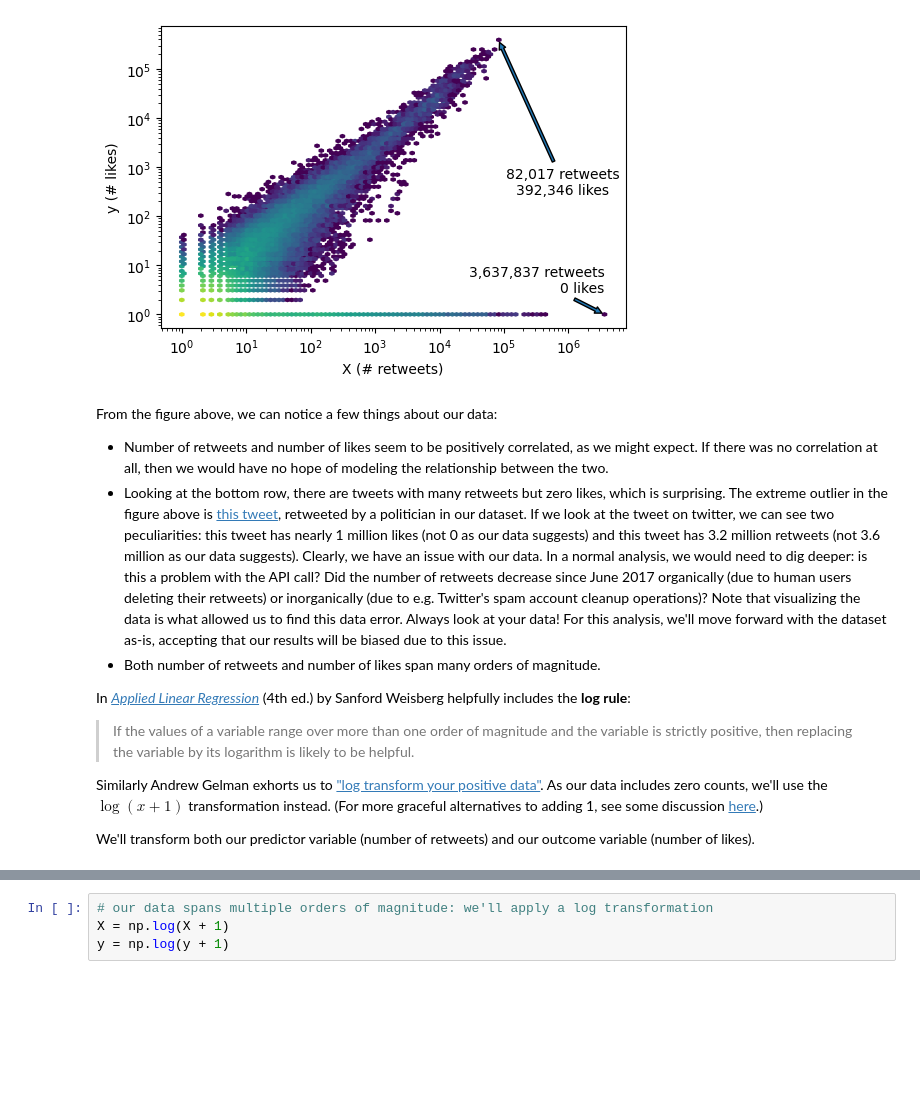
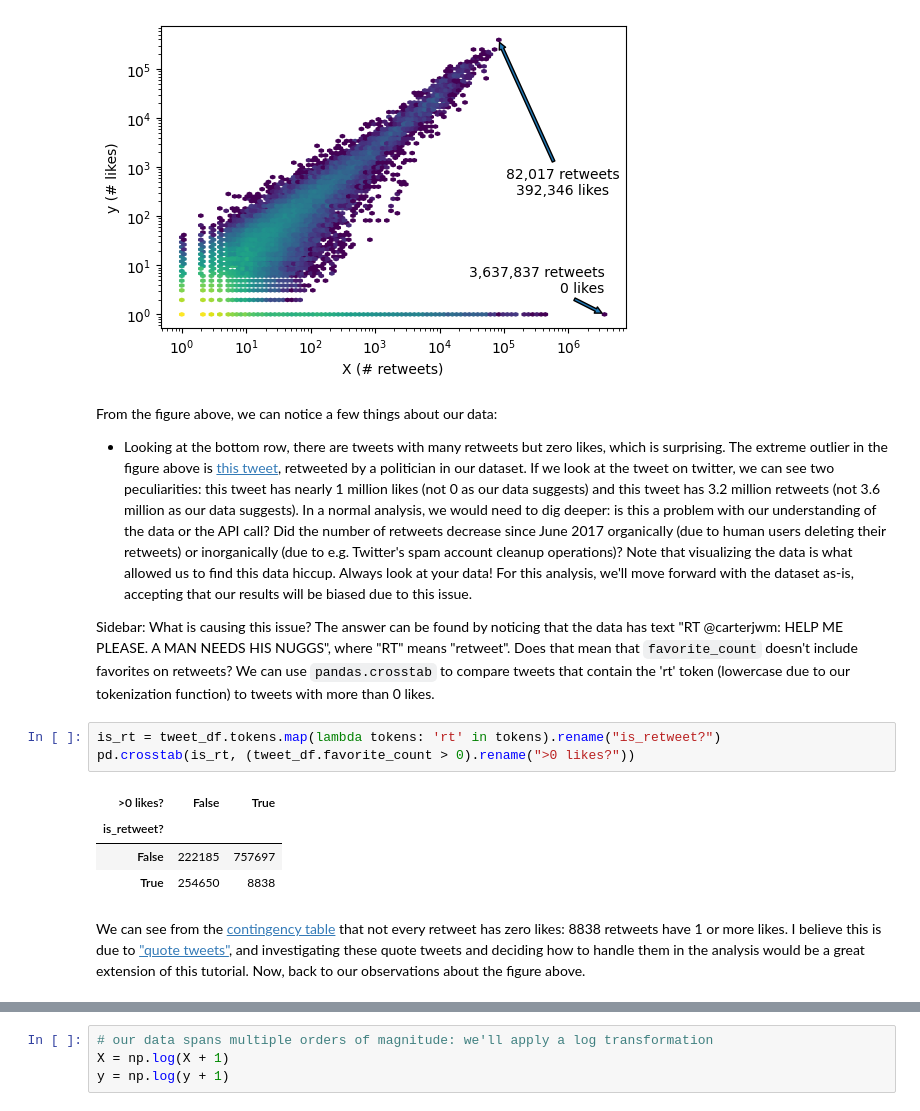
Before and after one commit to levon003/ml-visualized, a Jupyter notebook: _notebook/BoWLinRegTweets.ipynb, the cells around one changed output, grey strips where cells are left out. Saved outputs shown, nothing was run; the diff lists cells and outputs as text; blank space fills up the shorter version.

Commit message:
Update text through the text vectorizing sections. Some cells run out-of-order.

```diff
--- a/_notebook/BoWLinRegTweets.ipynb
+++ b/_notebook/BoWLinRegTweets.ipynb
@@ -183,14 +198,16 @@ RT @carterjwm: HELP ME PLEASE. A MAN NEEDS HIS NUGGS https://t.co/4SrfHmEMo3
 [figure]
 # %% [markdown]
 From the figure above, we can notice a few things about our data:
- - Number of retweets and number of likes seem to be positively correlated, as we might expect. If there was no correlation at all, then we would have no hope of modeling the relationship between the two.
- - Looking at the bottom row, there are tweets with many retweets but zero likes, which is surprising. The extreme outlier in the figure above is [this tweet](https://twitter.com/carterjwm/status/849813577770778624), retweeted by a politician in our dataset. If we look at the tweet on twitter, we can see two peculiarities: this tweet has nearly 1 million likes (not 0 as our data suggests) and this tweet has 3.2 million retweets (not 3.6 million as our data suggests).  Clearly, we have an issue with our data.  In a normal analysis, we would need to dig deeper: is this a problem with the API call?  Did the number of retweets decrease since June 2017 organically (due to human users deleting their retweets) or inorganically (due to e.g. Twitter's spam account cleanup operations)?  Note that visualizing the data is what allowed us to find this data error. Always look at your data! For this analysis, we'll move forward with the dataset as-is, accepting that our results will be biased due to this issue.
- - Both number of retweets and number of likes span many orders of magnitude.
+ - Looking at the bottom row, there are tweets with many retweets but zero likes, which is surprising. The extreme outlier in the figure above is [this tweet](https://twitter.com/carterjwm/status/849813577770778624), retweeted by a politician in our dataset. If we look at the tweet on twitter, we can see two peculiarities: this tweet has nearly 1 million likes (not 0 as our data suggests) and this tweet has 3.2 million retweets (not 3.6 million as our data suggests).  In a normal analysis, we would need to dig deeper: is this a problem with our understanding of the data or the API call?  Did the number of retweets decrease since June 2017 organically (due to human users deleting their retweets) or inorganically (due to e.g. Twitter's spam account cleanup operations)?  Note that visualizing the data is what allowed us to find this data hiccup. Always look at your data! For this analysis, we'll move forward with the dataset as-is, accepting that our results will be biased due to this issue.
 
-In [_Applied Linear Regression_](http://users.stat.umn.edu/~sandy/alr4ed/) (4th ed.) by Sanford Weisberg helpfully includes the **log rule**:
-
->If the values of a variable range over more than one order of magnitude and the variable is strictly positive, then replacing the variable by its logarithm is likely to be helpful.
-
-Similarly Andrew Gelman exhorts us to ["log transform your positive data"](https://statmodeling.stat.columbia.edu/2019/08/21/you-should-usually-log-transform-your-positive-data/). As our data includes zero counts, we'll use the $\log(x+1)$ transformation instead. (For more graceful alternatives to adding 1, see some discussion [here](https://marcfbellemare.com/wordpress/12856).)
-
-We'll transform both our predictor variable (number of retweets) and our outcome variable (number of likes).
+Sidebar: What is causing this issue?  The answer can be found by noticing that the data has text "RT @carterjwm: HELP ME PLEASE. A MAN NEEDS HIS NUGGS", where "RT" means "retweet".  Does that mean that `favorite_count` doesn't include favorites on retweets?  We can use `pandas.crosstab` to compare tweets that contain the 'rt' token (lowercase due to our tokenization function) to tweets with more than 0 likes.
+# %%
+is_rt = tweet_df.tokens.map(lambda tokens: 'rt' in tokens).rename("is_retweet?")
+pd.crosstab(is_rt, (tweet_df.favorite_count > 0).rename(">0 likes?"))
+# %% [output]
+| >0 likes? | False | True |
+| is_retweet? |  |  |
+| False | 222185 | 757697 |
+| True | 254650 | 8838 |
+# %% [markdown]
+We can see from the [contingency table](https://en.wikipedia.org/wiki/Contingency_table) that not every retweet has zero likes: 8838 retweets have 1 or more likes.  I believe this is due to ["quote tweets"](https://help.twitter.com/en/using-twitter/how-to-retweet), and investigating these quote tweets and deciding how to handle them in the analysis would be a great extension of this tutorial. Now, back to our observations about the figure above.
```
Also changed, not shown: parts of 47 cells of this notebook.
